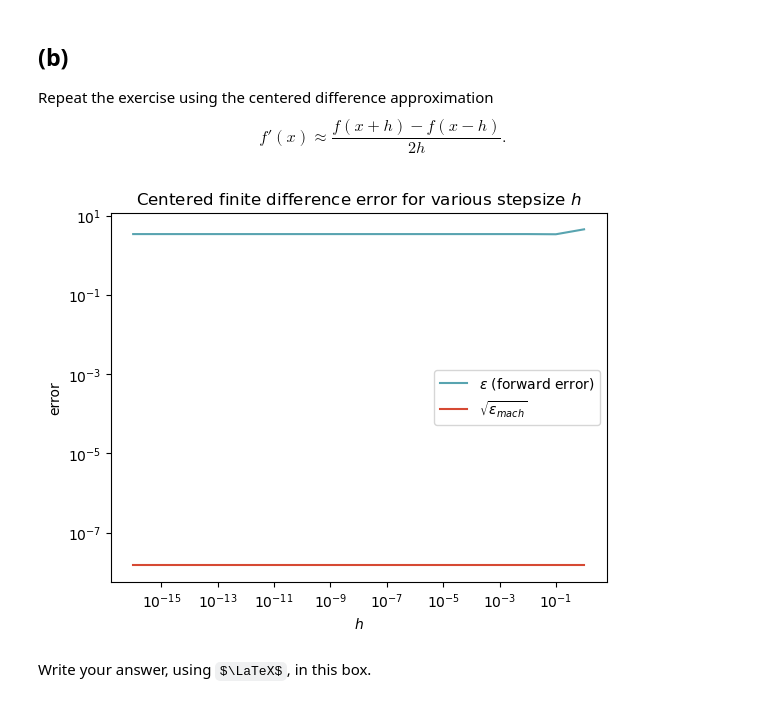
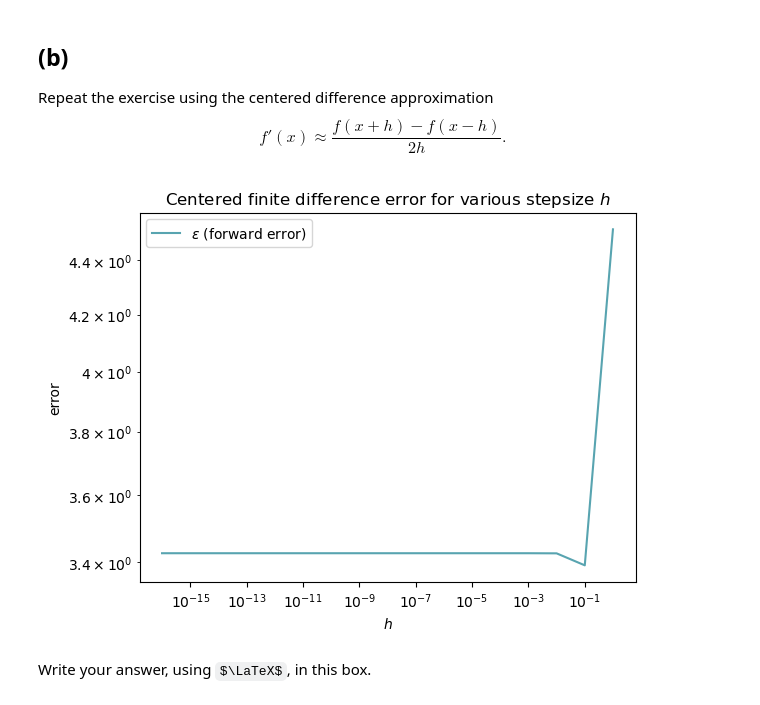
Before and after one commit to jonas4climate/na-assignment1, a Jupyter notebook: hw1_2023.ipynb, the cells around one changed output. Drawn from its saved outputs; the diff is of its cells as text; code cells hidden in the pictures; some formulas as TeX source.

Commit message:
Fix previous code segments where lines where out of order + plots for 2b

```diff
--- a/hw1_2023.ipynb
+++ b/hw1_2023.ipynb
@@ -20,7 +20,8 @@ import sympy
 import matplotlib.pyplot as plt
 import sys
 # %%
-COLORS_BY_KEY = {'black': '#2B303A', 'green': '#0C7C59', 'blue': '#58A4B0', 'pink': '#9C7A97', 'red': '#D64933'}
+COLORS_BY_KEY = {'black': '#2B303A', 'green': '#0C7C59',
+                 'blue': '#58A4B0', 'pink': '#9C7A97', 'red': '#D64933'}
 COLORS = list(COLORS_BY_KEY.values())
 # %% [markdown]
 -----
@@ -82,20 +85,21 @@ $$ f'(x) \approx \frac{f(x+h) - f(x-h)}{2h} .$$
 # %%
 def approx_f_prime_center(f, x, h):
     return (f(x+h)-f(x-h))/2*h
+
 
 errors_center = []
 for h in hs:
     finite_difference = approx_f_prime_center(tan, 1, h)
     errors_center.append(abs(finite_difference-solution))
 
-plt.loglog(k, errors_center, c=COLORS[2])
+plt.loglog(hs, errors_center, c=COLORS[2])
 plt.title('Centered finite difference error for various stepsize $h$')
 plt.legend(['$\\epsilon$ (forward error)'])
 plt.xlabel('$h$')
 plt.ylabel('error')
 plt.show()
 # %% [output]
-[figure, old version]
+[figure, new version]
 # %% [markdown]
 Write your answer, using $\LaTeX$, in this box.
 # %% [markdown]
```
Also changed, not shown: parts of 4 cells of this notebook.
